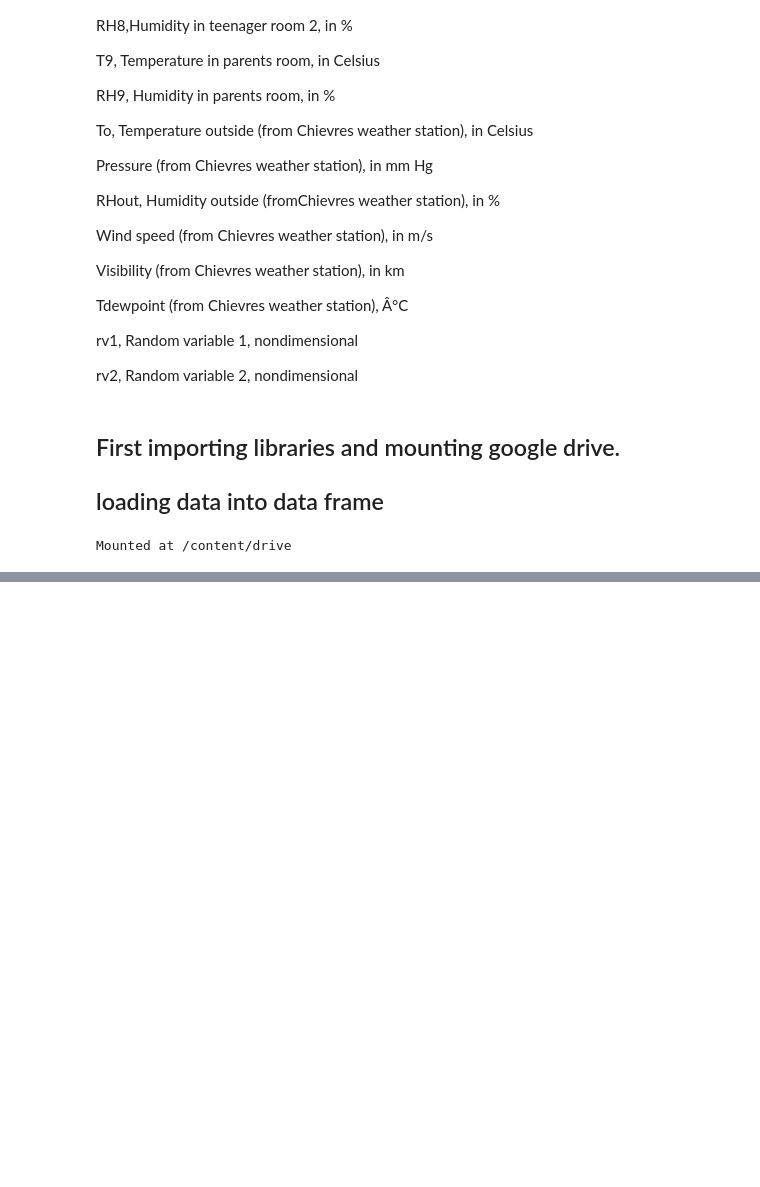
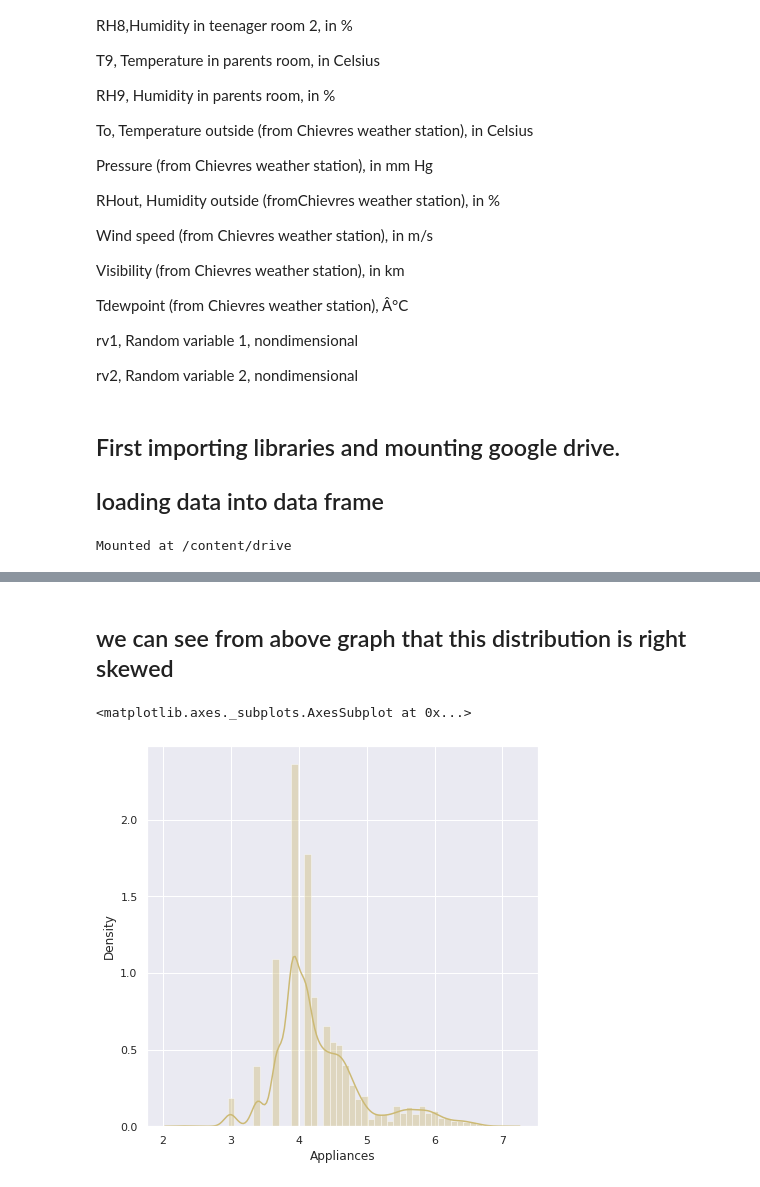
Before and after one commit to IfrazQazi/Appliances-Energy-Prediction-Capstone_Project, a Jupyter notebook: Appliances_Energy_Prediction_Capstone_Project.ipynb, the cells around one changed output, grey strips where cells are left out. Cells and saved outputs as stored; diff of their text form; code cells hidden in the pictures; blank space fills up the shorter version.

```diff
--- a/Appliances_Energy_Prediction_Capstone_Project.ipynb
+++ b/Appliances_Energy_Prediction_Capstone_Project.ipynb
@@ -111,0 +225,9 @@ energyP_df.shape
+# %% [markdown]
+## we can see from above graph that this distribution is right skewed
+# %%
+# log transformation
+plt.figure(figsize=(7,7))
+sns.distplot(np.log(energyP_df['Appliances']),color="y")
+# %% [output]
+<matplotlib.axes._subplots.AxesSubplot at 0x...>
+[figure, added]
```
Also changed, not shown: parts of 32 cells of this notebook.
